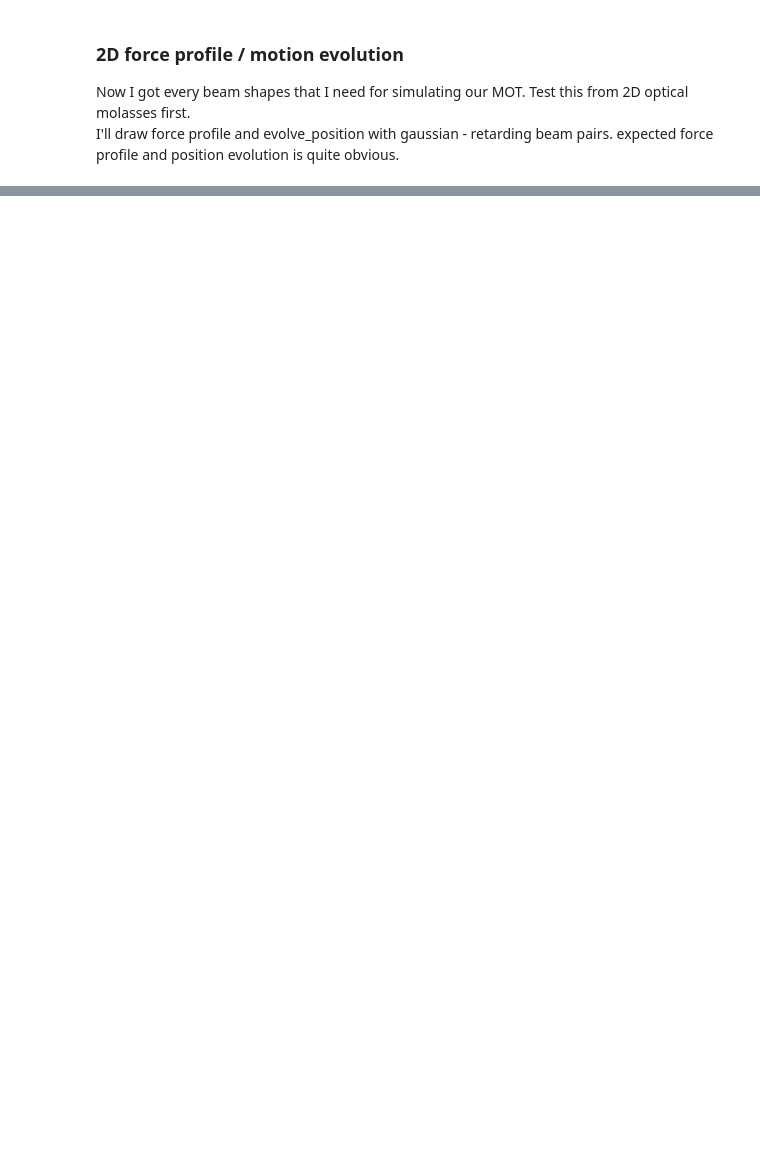
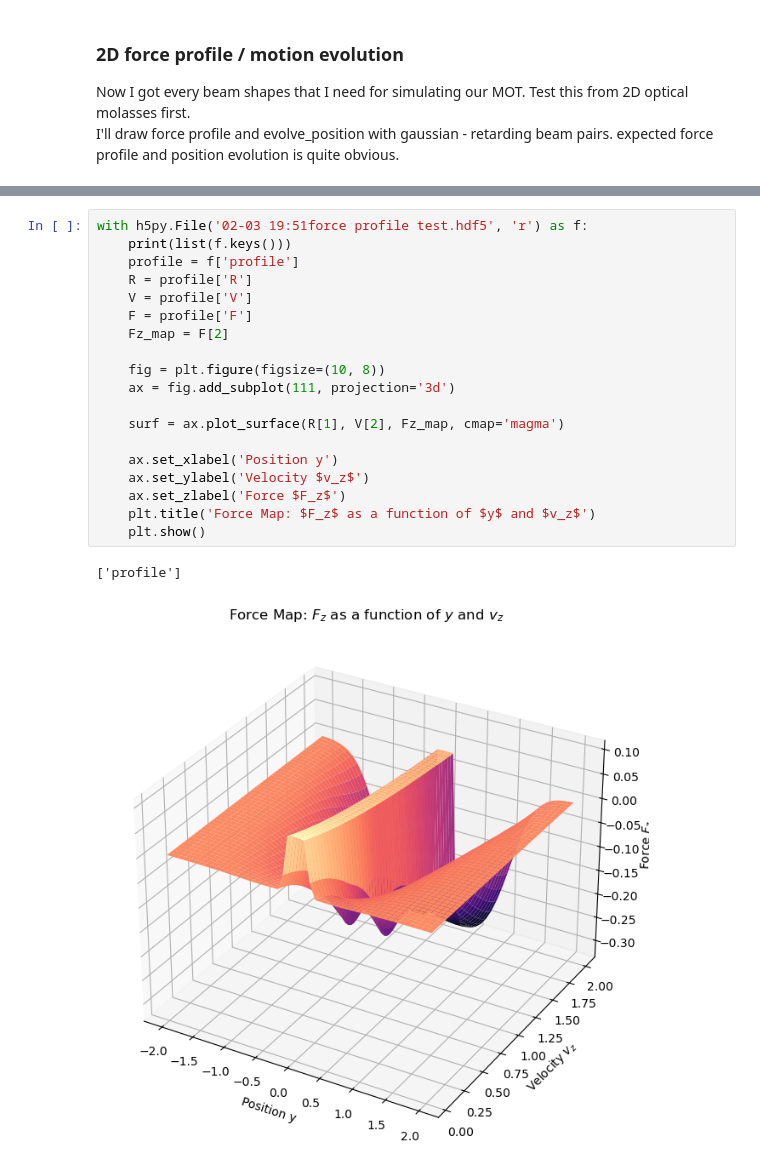
Before and after one commit to 5ikKwon/MOTSimulation, a Jupyter notebook: 2DMOT_test.ipynb, the cells around one changed output, grey strips where cells are left out. Saved outputs shown, nothing was run; the diff lists cells and outputs as text; blank space fills up the shorter version.

```diff
--- a/2DMOT_test.ipynb
+++ b/2DMOT_test.ipynb
@@ -170,0 +223,22 @@ print(obe.profile.shape)
+# %%
+with h5py.File('02-03 19:51force profile test.hdf5', 'r') as f:
+    print(list(f.keys()))
+    profile = f['profile']
+    R = profile['R']
+    V = profile['V']
+    F = profile['F']
+    Fz_map = F[2]
+
+    fig = plt.figure(figsize=(10, 8))
+    ax = fig.add_subplot(111, projection='3d')
+
+    surf = ax.plot_surface(R[1], V[2], Fz_map, cmap='magma')
+
+    ax.set_xlabel('Position y')
+    ax.set_ylabel('Velocity $v_z$')
+    ax.set_zlabel('Force $F_z$')
+    plt.title('Force Map: $F_z$ as a function of $y$ and $v_z$')
+    plt.show()
+# %% [output]
+['profile']
+[figure, added]
```
Also changed, not shown: parts of 6 cells of this notebook, 2 other files.
